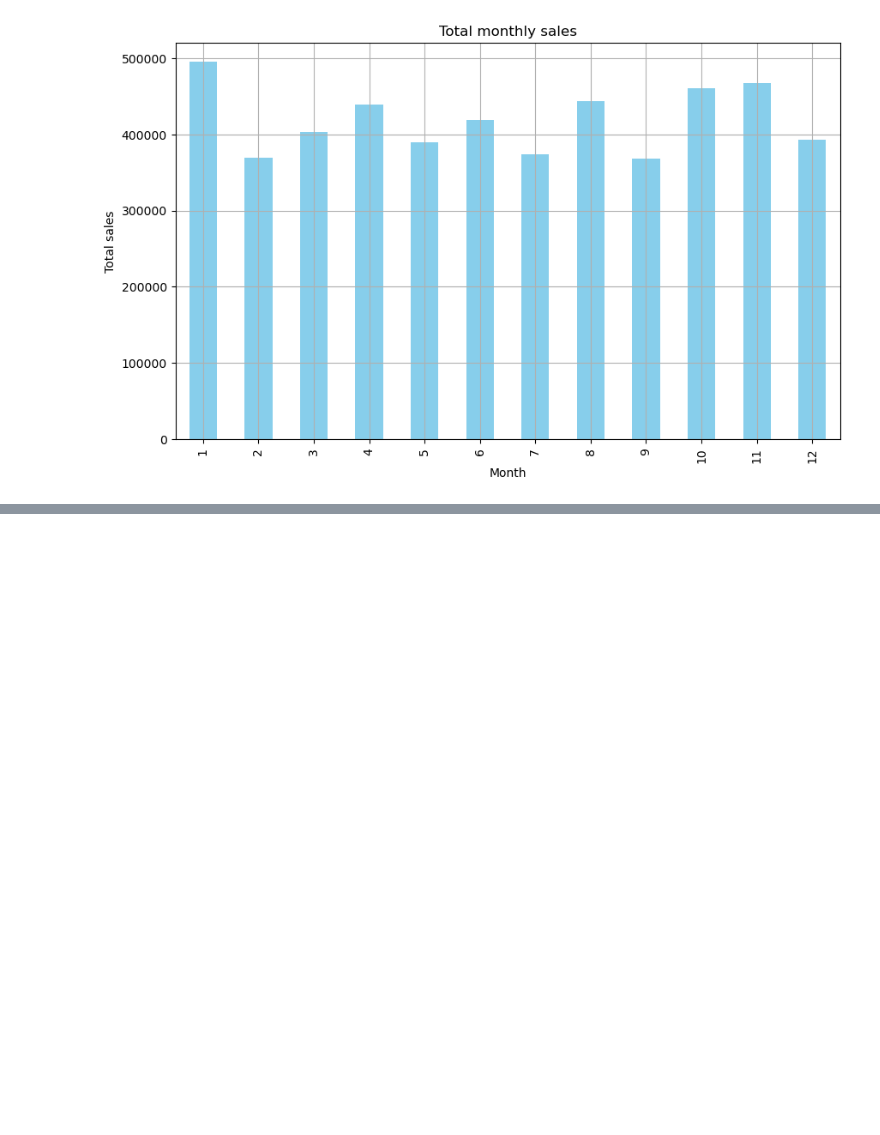
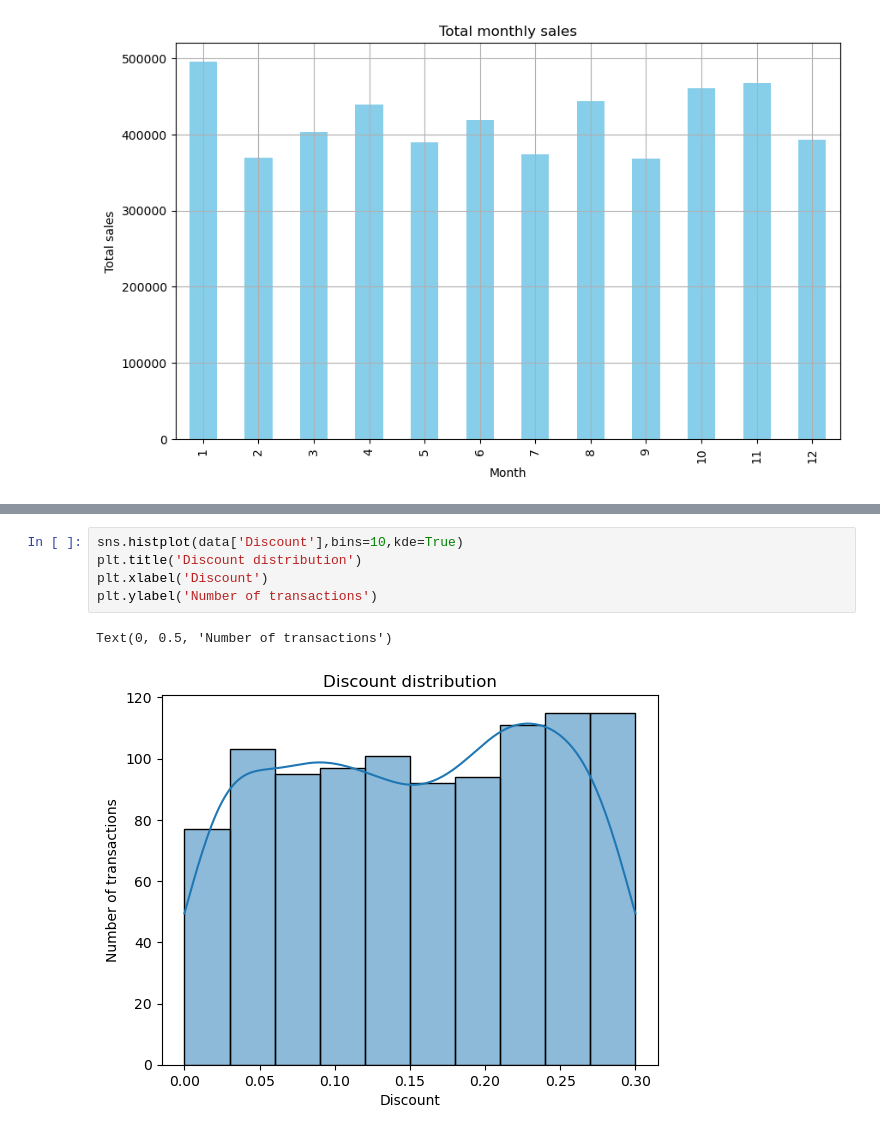
Before and after one commit to estrin00/diplomski, a Jupyter notebook: analysis.ipynb, the cells around one changed output, grey strips where cells are left out. Saved outputs shown, nothing was run; the diff lists cells and outputs as text; blank space fills up the shorter version.

```diff
--- a/analysis.ipynb
+++ b/analysis.ipynb
@@ -167,0 +196,8 @@ Name: Product_Category, Length: 1000, dtype: object>
+# %%
+sns.histplot(data['Discount'],bins=10,kde=True)
+plt.title('Discount distribution')
+plt.xlabel('Discount')
+plt.ylabel('Number of transactions')
+# %% [output]
+Text(0, 0.5, 'Number of transactions')
+[figure, added]
```
Also changed, not shown: parts of 47 cells of this notebook.
